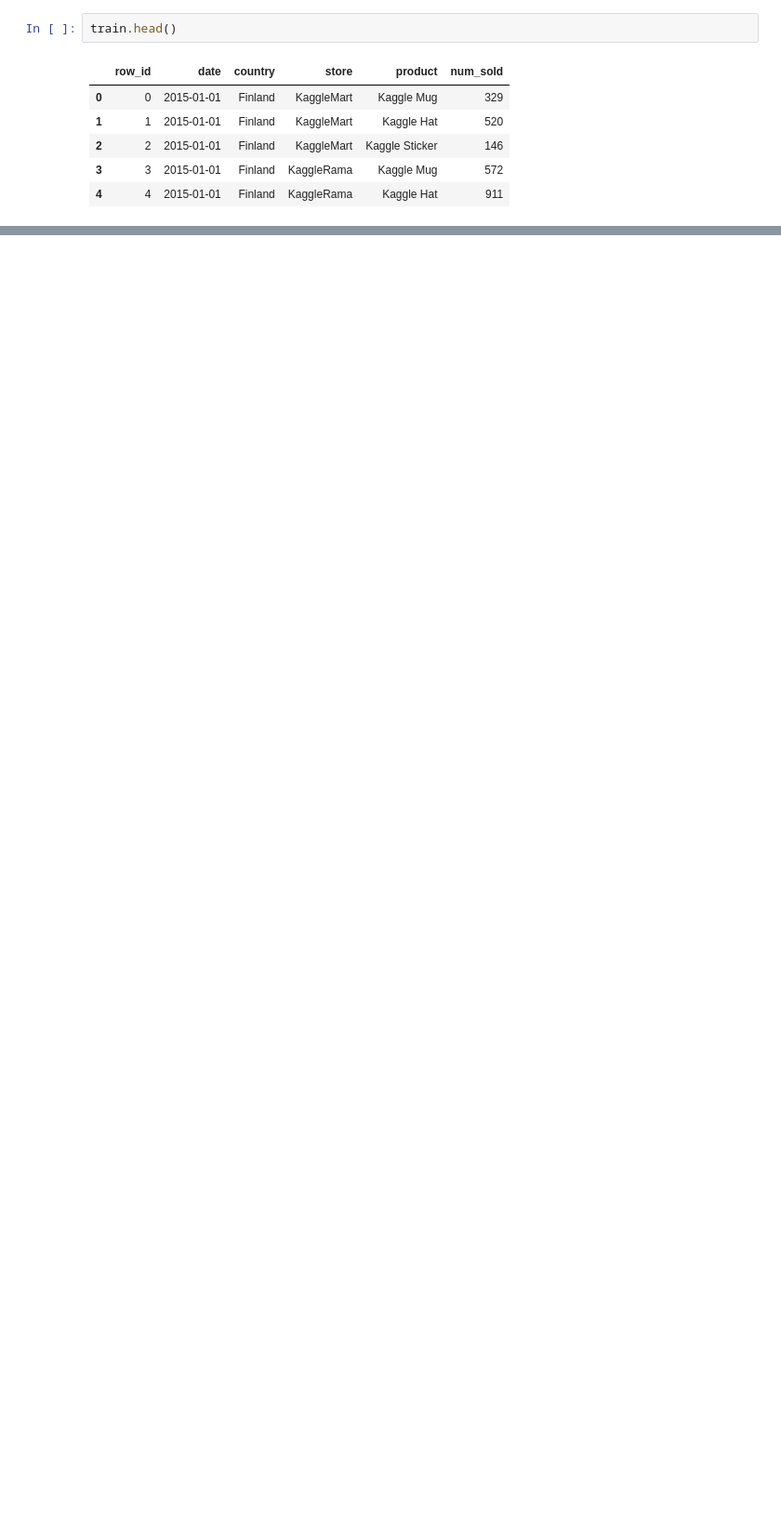
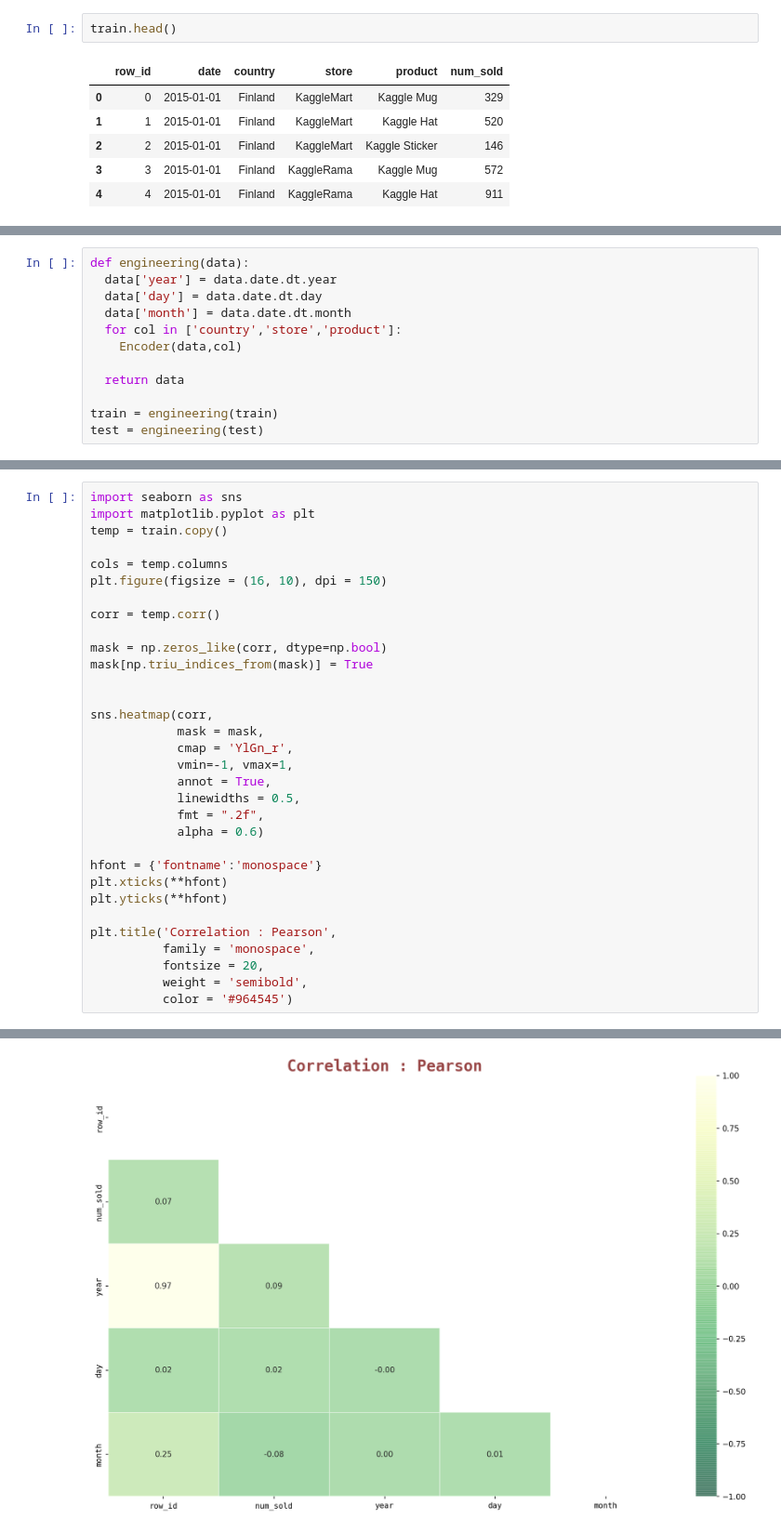
Before and after one commit to Ali-Fartoot/Kaggle, a Jupyter notebook: TPS_Jan_2022/TPS_jan_2022_Moderl_to_EDA.ipynb, the cells around one changed output, grey strips where cells are left out. Shown at 93% size. Drawn from its saved outputs; the diff is of its cells as text; blank space fills up the shorter version.

```diff
--- a/TPS_Jan_2022/TPS_jan_2022_Moderl_to_EDA.ipynb
+++ b/TPS_Jan_2022/TPS_jan_2022_Moderl_to_EDA.ipynb
@@ -66,0 +65,12 @@ Name: country, Length: 26298, dtype: object
+# %%
+def engineering(data):
+  data['year'] = data.date.dt.year
+  data['day'] = data.date.dt.day
+  data['month'] = data.date.dt.month
+  for col in ['country','store','product']:
+    Encoder(data,col)
+
+  return data
+
+train = engineering(train)
+test = engineering(test)
@@ -66,0 +169,33 @@ Name: country, Length: 26298, dtype: object
+# %%
+import seaborn as sns
+import matplotlib.pyplot as plt
+temp = train.copy()
+
+cols = temp.columns
+plt.figure(figsize = (16, 10), dpi = 150)
+
+corr = temp.corr()
+
+mask = np.zeros_like(corr, dtype=np.bool)
+mask[np.triu_indices_from(mask)] = True
+
+
+sns.heatmap(corr,
+            mask = mask,
+            cmap = 'YlGn_r',
+            vmin=-1, vmax=1,
+            annot = True,
+            linewidths = 0.5,
+            fmt = ".2f",
+            alpha = 0.6)
+
+hfont = {'fontname':'monospace'}
+plt.xticks(**hfont)
+plt.yticks(**hfont)
+
+plt.title('Correlation : Pearson',
+          family = 'monospace',
+          fontsize = 20,
+          weight = 'semibold',
+          color = '#964545')
+# %% [output]
@@ -66,0 +205 @@ Name: country, Length: 26298, dtype: object
+[figure, added]
```
Also changed, not shown: parts of 18 cells of this notebook.
